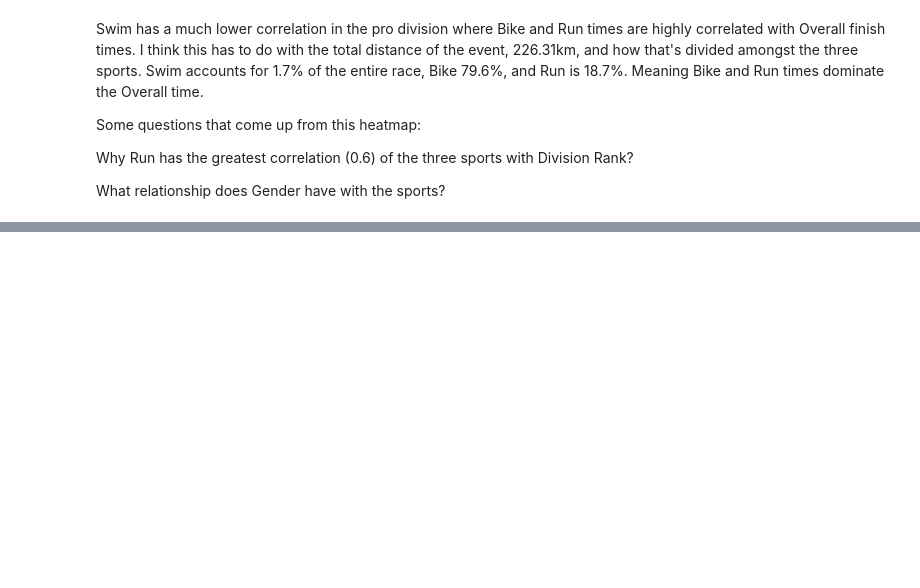
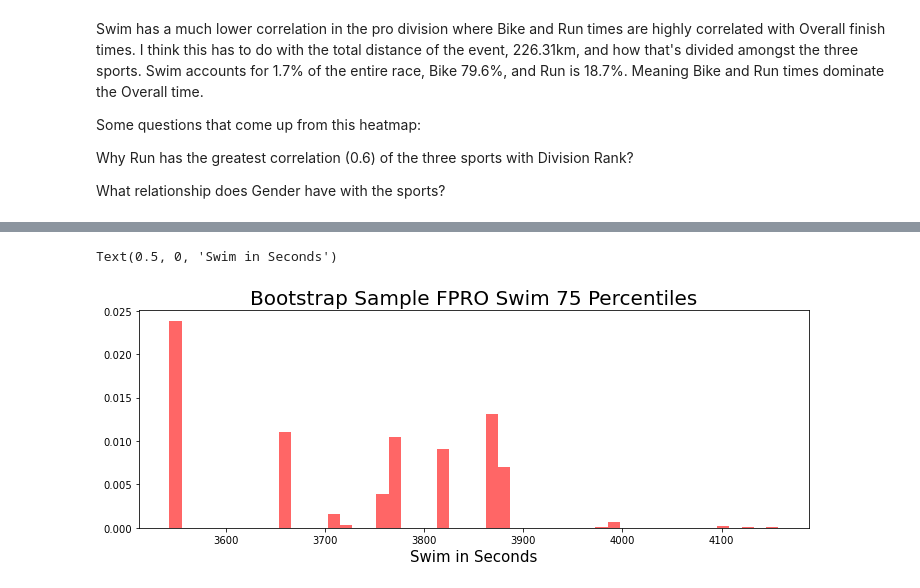
Before and after one commit to czaloumi/ironman-2019, a Jupyter notebook: ironman19.ipynb, the cells around one changed output, grey strips where cells are left out. Saved outputs shown, nothing was run; the diff lists cells and outputs as text; code cells hidden in the pictures; blank space fills up the shorter version.

```diff
--- a/ironman19.ipynb
+++ b/ironman19.ipynb
@@ -345,8 +375,8 @@ def times(df, sport):
 # %%
-def bootstrap_median(df, sport, samples):
-    medians = []
+def bootstrap_percentile(df, sport, samples, percent, statistic=np.percentile):
+    statistics = []
     for i in range(samples):
         samp = times(df, sport)
-        medians.append(np.mean(samp))
-    return medians
+        statistics.append(statistic(samp, percent))
+    return statistics
 # %%
@@ -394,0 +466,2 @@ ax.legend()
+# %%
+fem_pro_p = bootstrap_percentile(fem_pro, 'Swim', 1000, 75)
@@ -394,0 +474,9 @@ ax.legend()
+# %%
+fig, ax = plt.subplots(1, figsize=(12,4))
+
+ax.hist(fem_pro_p, bins=50, density=True, color='r', alpha=0.6)
+ax.set_title('Bootstrap Sample FPRO Swim 75 Percentiles', fontsize=20)
+ax.set_xlabel('Swim in Seconds', fontsize=15)
+# %% [output]
+Text(0.5, 0, 'Swim in Seconds')
+[figure, added]
```
Also changed, not shown: parts of 36 cells of this notebook.
